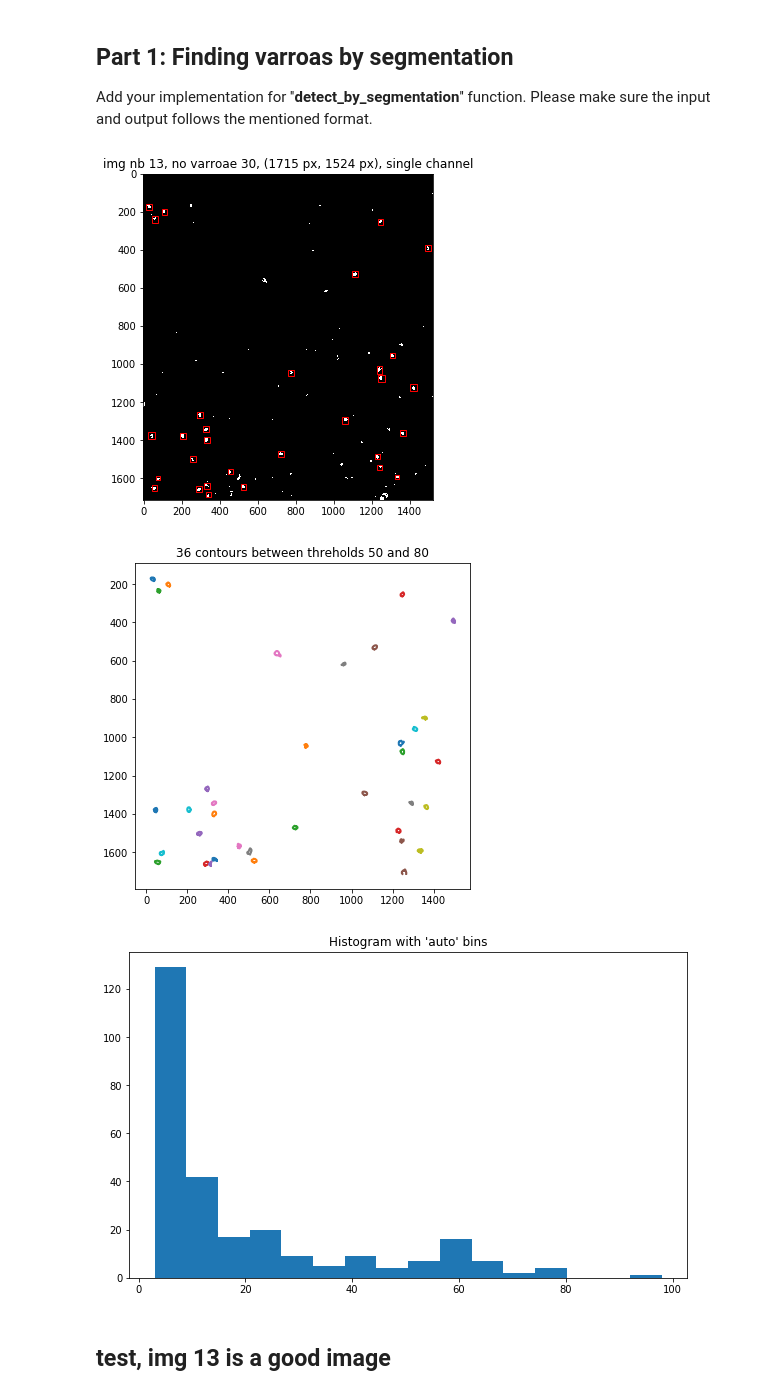
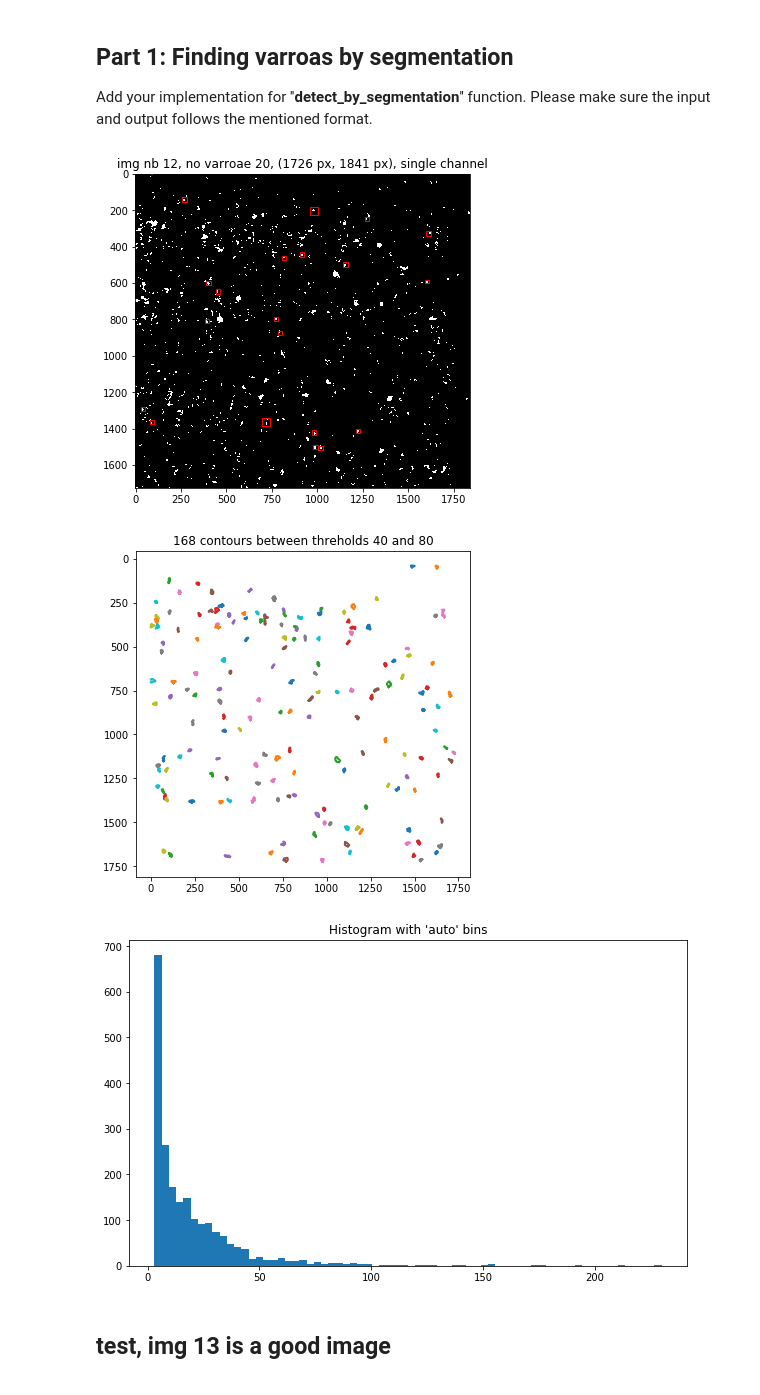
Before and after one commit to emmwel/img_an_pat_rec, a Jupyter notebook: project/special_project.ipynb, the cells around one changed output. Drawn from its saved outputs; the diff is of its cells as text; code cells hidden in the pictures.

```diff
--- a/project/special_project.ipynb
+++ b/project/special_project.ipynb
@@ -256,6 +263,7 @@ plt.show()
 def preprocess_image(img):
     img = remove_yellow(img)
     img_g = rgb2gray(img)
-    img_th = mp.erosion(mp.erosion(threshold_dual(skimage.img_as_ubyte(img_g), 1, 100)))
-    return img_th
+    img_th = threshold_dual(skimage.img_as_ubyte(img_g), 1, 100)
+    img_er = erode(img_th,1)
+    return img_er
 # %%
@@ -306,14 +299,14 @@ def contour_threshold_length(contours, th_low = 0, th_high = np.Inf) :
             out.append(contour)
     return out, len(out)
 # %%
-testimg = preprocess_image(img_collection[13])
-plot_with_annotation(13,testimg)
-plot_contours(testimg,50,80)
+testimg = preprocess_image(img_collection[12])
+plot_with_annotation(12,testimg)
+plot_contours(testimg,40,80)
 plot_contours_histogram(testimg)
 # %% [output]
-[figure, old version]
+[figure, new version]
-[figure, old version]
+[figure, new version]
-[figure, old version]
+[figure, new version]
 # %%
 def contours2boxlist(contours):
     # output [[x_1, y_1, w_1, h_2]
```
Also changed, not shown: parts of 17 cells of this notebook.
